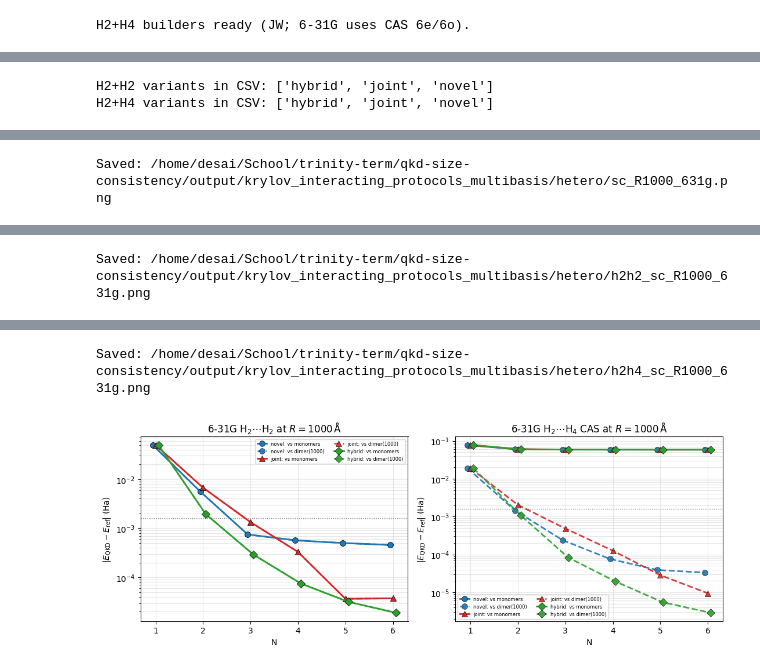
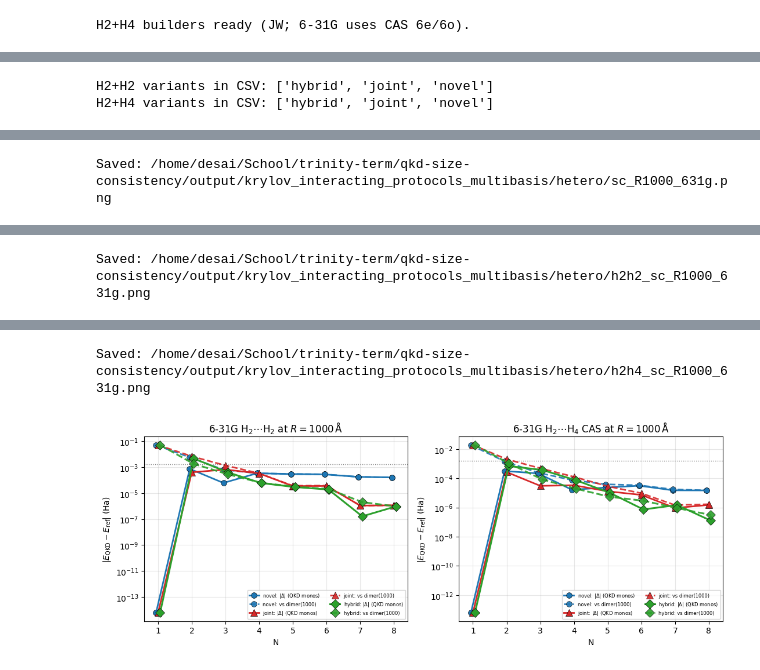
Before and after one commit to PrabhavD/qkd-size-consistency, a Jupyter notebook: krylov_interacting_protocols_sto3g_631g.ipynb, the cells around one changed output, grey strips where cells are left out. Drawn from its saved outputs; the diff is of its cells as text; code cells hidden in the pictures.

```diff
--- a/krylov_interacting_protocols_sto3g_631g.ipynb
+++ b/krylov_interacting_protocols_sto3g_631g.ipynb
@@ -2073,5 +2198,5 @@ Saved: h2h2_sc_R1000_631g.csv, h2h4_sc_R1000_631g.csv
 # %%
-# §8b/9b plots — both residuals; keep hybrid/joint visible even when curves nearly coincide
+# §8b/9b plots — interacting energy |Delta| vs QKD monomers, and vs dimer(1000)
 _sc_path = os.path.join(HETERO_DIR, 'sc_R1000_631g.csv')
 if 'df_sc_r1000' not in dir() or df_sc_r1000 is None or len(df_sc_r1000) == 0:
     df_sc_r1000 = pd.read_csv(_sc_path)
@@ -2094,9 +2219,8 @@ def _plot_sc(ax, sub_sys, ycol, variants=SC_VARIANTS, x_sep=0.10):
             print(f'WARNING: missing {name} in SC data for this panel')
             continue
         st = VARIANT_STYLE[name]
-        # x-offset so near-coincident markers stay distinguishable
         x = sub['N'].to_numpy(dtype=float) + x_sep * (i - (len(variants) - 1) / 2)
-        y = np.maximum(sub[ycol].to_numpy(dtype=float), 1e-14)
+        y = np.maximum(np.abs(sub[ycol].to_numpy(dtype=float)), 1e-16)
         ax.semilogy(
             x, y,
             color=st['color'], marker=st['marker'], linestyle='-',
@@ -2108,15 +2232,13 @@ def _plot_sc(ax, sub_sys, ycol, variants=SC_VARIANTS, x_sep=0.10):
 
 
 df = df_sc_r1000.copy()
+# Primary SC / interacting-energy residual uses QKD monomers
 if 'delta_vs_mono' not in df.columns:
     df['delta_vs_mono'] = df['gs_total'] - df['E_mono_sum']
 if 'delta_vs_dimer1000' not in df.columns:
     df['delta_vs_dimer1000'] = df['gs_total'] - df['E_exact']
 df['abs_vs_mono'] = np.abs(df['delta_vs_mono'])
 df['abs_vs_dimer1000'] = np.abs(df['delta_vs_dimer1000'])
-# Irreducible CAS gap |E_CAS(1000) - E_A - E_B|; excess -> 0 as QKD recovers CAS exact
-df['cas_gap'] = np.abs(df['E_exact'] - df['E_mono_sum'])
-df['abs_vs_mono_excess'] = np.maximum(df['abs_vs_mono'] - df['cas_gap'], 0.0)
 
 df.to_csv(_sc_path, index=False)
 df[df['system'] == 'H2+H2'].to_csv(
@@ -2124,18 +2246,19 @@ df[df['system'] == 'H2+H2'].to_csv(
 df[df['system'] == 'H2+H4'].to_csv(
     os.path.join(HETERO_DIR, 'h2h4_sc_R1000_631g.csv'), index=False)
 
-# Sanity: every panel must have all three variants
 for system in ['H2+H2', 'H2+H4']:
     present = sorted(df.loc[df['system'] == system, 'variant'].unique())
     print(f'{system} variants in CSV: {present}')
 
-# 2x2 dual-reference figure
+# 2x2: interacting energy |Delta| (QKD monos) | vs exact non-int dimer
 fig, axes = plt.subplots(2, 2, figsize=(11, 8.0))
 panel = [
     ('H2+H2', r'H$_2\cdots$H$_2$',
-     r'$|E-2E(\mathrm{H_2})|$', r'$|E-E_{\mathrm{dimer}}(R{=}1000)|$'),
+     r'$|\Delta|=|E-2E_{\mathrm{H_2}}^{\mathrm{QKD}}|$',
+     r'$|E-E_{\mathrm{dimer}}(R{=}1000)|$'),
     ('H2+H4', r'H$_2\cdots$H$_4$ (CAS)',
-     r'$|E-E(\mathrm{H_2})-E(\mathrm{H_4})|$', r'$|E-E_{\mathrm{dimer}}(R{=}1000)|$'),
+     r'$|\Delta|=|E-E_{\mathrm{H_2}}^{\mathrm{QKD}}-E_{\mathrm{H_4}}^{\mathrm{QKD}}|$',
+     r'$|E-E_{\mathrm{dimer}}(R{=}1000)|$'),
 ]
 for row, (system, sys_label, ylab_mono, ylab_dim) in enumerate(panel):
     sub_sys = df[df['system'] == system]
@@ -2144,27 +2267,12 @@ for row, (system, sys_label, ylab_mono, ylab_dim) in enumerate(panel):
         ('abs_vs_dimer1000', ylab_dim),
     ]):
         ax = axes[row, col]
-        # H2+H4 vs monomers: raw residuals sit on the same CAS plateau (~58 mHa).
-        # Plot excess over that floor so hybrid/joint/novel separate clearly.
-        plot_key = key
-        plot_ylab = ylab + ' (Ha)'
-        title_extra = ''
-        if system == 'H2+H4' and col == 0:
-            plot_key = 'abs_vs_mono_excess'
-            plot_ylab = r'$|E-E_A-E_B|-\mathrm{CAS\ gap}$ (Ha)'
-            title_extra = r' (excess over CAS gap)'
-            gap = float(sub_sys['cas_gap'].iloc[0])
-            ax.annotate(fr'CAS gap $\approx {gap:.3f}$ Ha',
-                        xy=(0.98, 0.95), xycoords='axes fraction',
-                        ha='right', va='top', fontsize=8, color='0.35')
-        _plot_sc(ax, sub_sys, plot_key, x_sep=0.12)
+        _plot_sc(ax, sub_sys, key, x_sep=0.12)
         ax.axhline(CHEM_ACC, color='gray', ls=':', lw=1, label='chem. acc.', zorder=1)
         ax.set_xlabel('N')
-        ax.set_ylabel(plot_ylab)
-        ref = r'$2E_{\mathrm{mono}}$' if col == 0 else r'$E_{\mathrm{dimer}}(1000)$'
-        if system == 'H2+H4' and col == 0:
-            ref = r'$E(\mathrm{H_2})+E(\mathrm{H_4})$'
-        ax.set_title(rf'6-31G {sys_label}: $E_{{\mathrm{{QKD}}}}$ vs {ref}{title_extra}')
+        ax.set_ylabel(ylab + ' (Ha)')
+        ref = (r'QKD monomers' if col == 0 else r'$E_{\mathrm{dimer}}(1000)$')
+        ax.set_title(rf'6-31G {sys_label}: interacting energy vs {ref}')
         ax.legend(fontsize=8, loc='best')
         ax.grid(True, alpha=0.3, which='both')
         ax.set_xticks(sorted(sub_sys['N'].unique()))
@@ -2183,23 +2291,16 @@ for system, sys_label, fname in [
     fig, axes = plt.subplots(1, 2, figsize=(11, 4.2))
     sub_sys = df[df['system'] == system]
     specs = [
-        (axes[0],
-         'abs_vs_mono_excess' if system == 'H2+H4' else 'abs_vs_mono',
-         (r'$|E-E_A-E_B|-\mathrm{CAS\ gap}$ (Ha)' if system == 'H2+H4'
-          else r'$|E-2E(\mathrm{H_2})|$ (Ha)'),
-         (r'$E_A+E_B$ (excess over CAS gap)' if system == 'H2+H4'
-          else r'$2E(\mathrm{H_2})$')),
+        (axes[0], 'abs_vs_mono',
+         (r'$|\Delta|=|E-2E_{\mathrm{H_2}}^{\mathrm{QKD}}|$ (Ha)' if system == 'H2+H2'
+          else r'$|\Delta|=|E-E_{\mathrm{H_2}}^{\mathrm{QKD}}-E_{\mathrm{H_4}}^{\mathrm{QKD}}|$ (Ha)'),
+         r'QKD monomers'),
         (axes[1], 'abs_vs_dimer1000',
          r'$|E-E_{\mathrm{dimer}}(R{=}1000)|$ (Ha)',
          r'$E_{\mathrm{dimer}}(R{=}1000)$'),
     ]
     for ax, key, ylab, title_ref in specs:
         _plot_sc(ax, sub_sys, key, x_sep=0.12)
-        if system == 'H2+H4' and key == 'abs_vs_mono_excess':
-            gap = float(sub_sys['cas_gap'].iloc[0])
-            ax.annotate(fr'raw $|E-E_A-E_B|$ plateaus at CAS gap $\approx {gap:.3f}$ Ha',
-                        xy=(0.98, 0.95), xycoords='axes fraction',
-                        ha='right', va='top', fontsize=7.5, color='0.35')
         ax.axhline(CHEM_ACC, color='gray', ls=':', lw=1, label='chem. acc.', zorder=1)
         ax.set_xlabel('N')
         ax.set_ylabel(ylab)
@@ -2213,7 +2314,7 @@ for system, sys_label, fname in [
     plt.show()
     print('Saved:', outp)
 
-# Overlay: solid = vs monomers, dashed = vs dimer (same color/marker per method)
+# Overlay: solid = interacting energy (QKD monos), dashed = vs dimer
 fig, axes = plt.subplots(1, 2, figsize=(11, 4.2))
 for ax, system, sys_label in [
     (axes[0], 'H2+H2', r'H$_2\cdots$H$_2$'),
@@ -2225,14 +2326,14 @@ for ax, system, sys_label in [
         st = VARIANT_STYLE[name]
         x = sub['N'].to_numpy(dtype=float) + 0.06 * (i - 1)
         ax.semilogy(
-            x, np.maximum(sub['abs_vs_mono'].to_numpy(), 1e-14),
+            x, np.maximum(sub['abs_vs_mono'].to_numpy(), 1e-16),
             color=st['color'], marker=st['marker'], linestyle='-',
             linewidth=st.get('lw', 2), markersize=st.get('ms', 7),
-            label=f'{name}: vs monomers', zorder=10 + i,
+            label=f'{name}: '+r'$|\Delta|$ (QKD monos)', zorder=10 + i,
             markeredgecolor='k', markeredgewidth=0.45,
         )
         ax.semilogy(
-            x, np.maximum(sub['abs_vs_dimer1000'].to_numpy(), 1e-14),
+            x, np.maximum(sub['abs_vs_dimer1000'].to_numpy(), 1e-16),
             color=st['color'], marker=st['marker'], linestyle='--',
             linewidth=st.get('lw', 2), markersize=st.get('ms', 7),
             label=f'{name}: vs dimer(1000)', zorder=10 + i,
@@ -2251,34 +2352,8 @@ fig.savefig(path, dpi=150, bbox_inches='tight')
 plt.show()
 print('Saved:', path)
 
-
-
-# Extra figure: raw |E - monomers| with strong marker dodge (shows coincidence clearly)
-fig, axes = plt.subplots(1, 2, figsize=(11, 4.2))
-for ax, system, sys_label in [
-    (axes[0], 'H2+H2', r'H$_2\cdots$H$_2$'),
-    (axes[1], 'H2+H4', r'H$_2\cdots$H$_4$ CAS'),
-]:
-    sub_sys = df[df['system'] == system]
-    _plot_sc(ax, sub_sys, 'abs_vs_mono', x_sep=0.14)
-    if system == 'H2+H4':
-        gap = float(sub_sys['cas_gap'].iloc[0])
-        ax.axhline(gap, color='purple', ls='-.', lw=1.2, label=fr'CAS gap ({gap:.3f} Ha)', zorder=2)
-    ax.axhline(CHEM_ACC, color='gray', ls=':', lw=1, label='chem. acc.', zorder=1)
-    ax.set_xlabel('N')
-    ax.set_ylabel(r'$|E_{\mathrm{QKD}}-E_A-E_B|$ (Ha)')
-    ax.set_title(rf'6-31G {sys_label}: raw residual vs monomers')
-    ax.legend(fontsize=7, loc='best')
-    ax.grid(True, alpha=0.3, which='both')
-    ax.set_xticks(sorted(sub_sys['N'].unique()))
-fig.tight_layout()
-path = os.path.join(HETERO_DIR, 'sc_R1000_631g_vs_monomers_raw.png')
-fig.savefig(path, dpi=150, bbox_inches='tight')
-plt.show()
-print('Saved:', path)
-
 print()
-print('=== R=1000 dual-residual summary at N_max ===')
+print('=== R=1000 interacting energy |Delta| at N_max (QKD monomers) ===')
 Nmax = int(df['N'].max())
 for system in ['H2+H2', 'H2+H4']:
     sub = df[(df['system'] == system) & (df['N'] == Nmax)]
@@ -2297,3 +2372,3 @@ Saved: /home/desai/School/trinity-term/qkd-size-consistency/output/krylov_intera
 Saved: /home/desai/School/trinity-term/qkd-size-consistency/output/krylov_interacting_protocols_multibasis/hetero/h2h4_sc_R1000_631g.png
-[figure, old version]
+[figure, new version]
 Saved: /home/desai/School/trinity-term/qkd-size-consistency/output/krylov_interacting_protocols_multibasis/hetero/sc_R1000_631g_overlay.png
```
Also changed, not shown: parts of 18 cells of this notebook.
